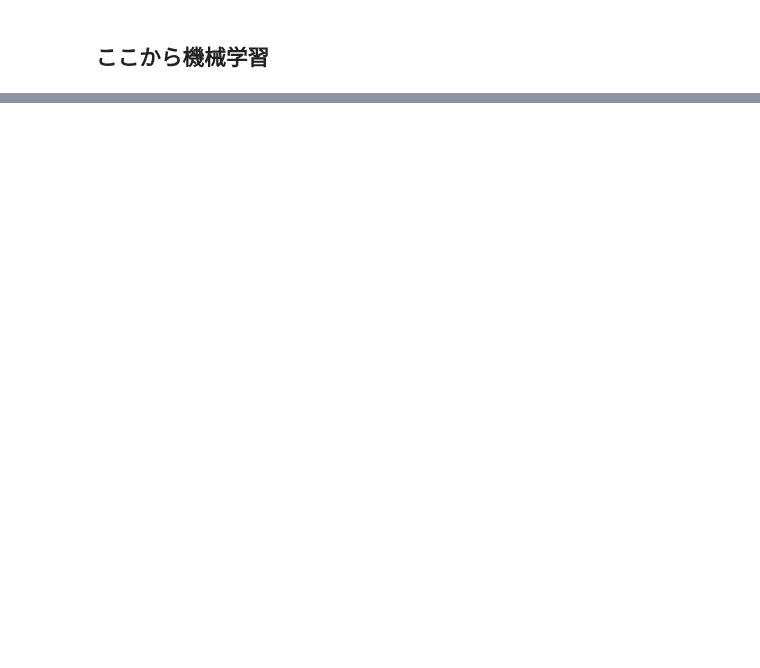
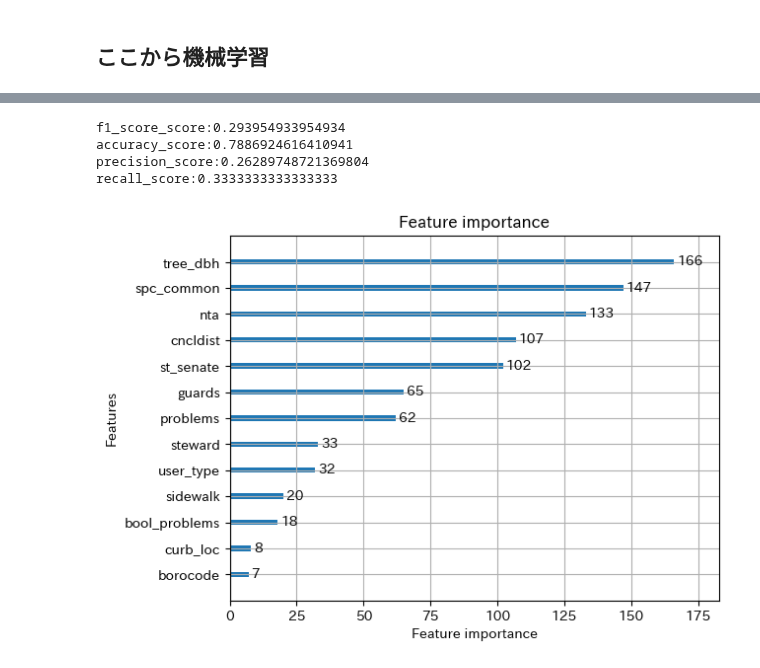
Before and after one commit to Masato-210831/For_study, a Jupyter notebook: Python_code/SMBC Group GREEN×DATA Challenge_practice.ipynb, the cells around one changed output, grey strips where cells are left out. Cells and saved outputs as stored; diff of their text form; code cells hidden in the pictures; blank space fills up the shorter version.

```diff
--- a/Python_code/SMBC Group GREEN×DATA Challenge_practice.ipynb
+++ b/Python_code/SMBC Group GREEN×DATA Challenge_practice.ipynb
@@ -361,0 +350,3 @@ sns.heatmap(select_test_df.corr())
+# %%
+#healthカラムをtrain_dfに戻す
+select_train_df['health'] = val_df
@@ -363,0 +409,19 @@ sns.heatmap(select_test_df.corr())
+# %%
+params = {
+    'task':'train',
+    'boosting_type':'gbdt',
+    'objective':'multiclass',
+    'metric':'multi_logloss',
+    'n_estimators':10000,
+    'num_class':3,
+}
+
+
+evals_result = {}
+
+model = lgb.train(
+    params,
+    train_data,
+    valid_sets=eval_data,
+    num_boost_round=1000,
+    callbacks=[lgb.early_stopping(stopping_rounds=10),  lgb.record_evaluation(evals_result)])
@@ -363,0 +440,29 @@ sns.heatmap(select_test_df.corr())
+# %%
+from sklearn.metrics import f1_score, accuracy_score, precision_score, recall_score
+
+def scores(model, X_eval, y_eval):
+
+    #モデルの予測
+    y_pred =  model.predict(X_eval)
+
+    #最高確率のラベル抽出
+    result = []
+    for i in y_pred:
+        result.append(np.argmax(i))
+
+
+    print('f1_score_score:{}'.format(f1_score(y_eval, result, average='macro')))
+    print('accuracy_score:{}'.format(accuracy_score(y_eval, result)))
+    print('precision_score:{}'.format(precision_score(y_eval, result, average='macro')))
+    print('recall_score:{}'.format(recall_score(y_eval, result, average='macro')))
+    lgb.plot_importance(model)
+    lgb.plot_metric(evals_result)
+
+
+scores(model, X_eval, y_eval)
+# %% [output]
+f1_score_score:0.293954933954934
+accuracy_score:0.7886924616410941
+precision_score:0.26289748721369804
+recall_score:0.3333333333333333
+[figure, added]
```
Also changed, not shown: parts of 53 cells of this notebook, 16 other files.
